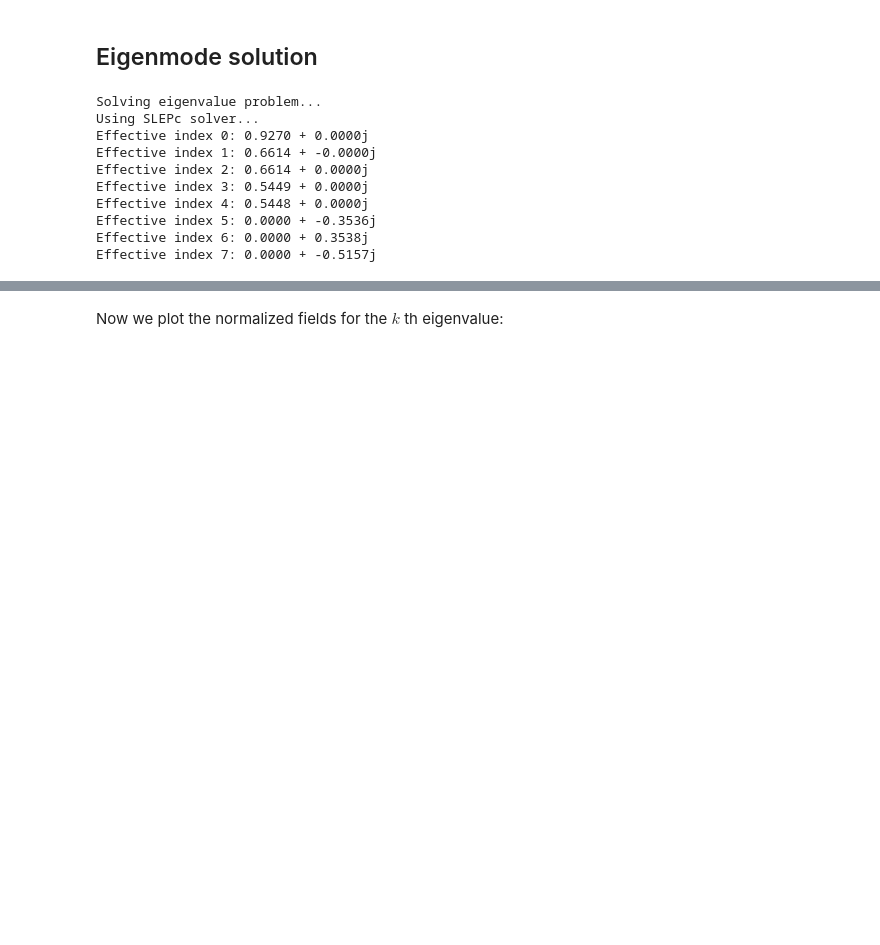
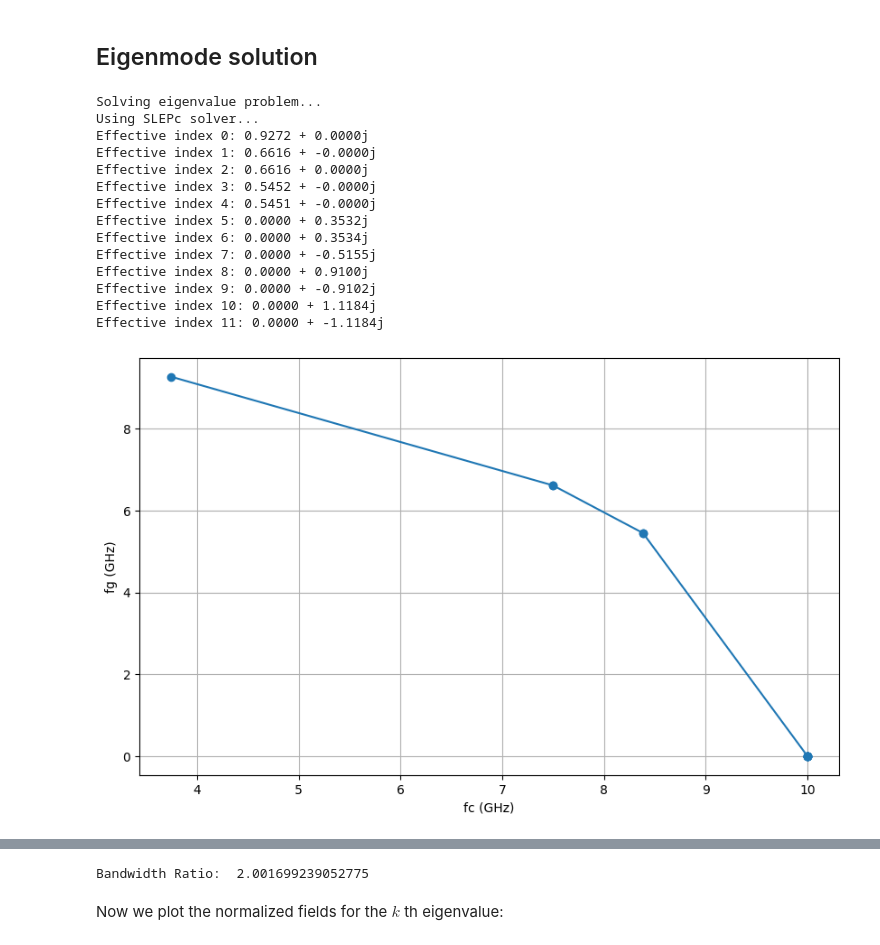
Before and after one commit to bmdaj/WGTO, a Jupyter notebook: example_tutorial.ipynb, the cells around one changed output, grey strips where cells are left out. Saved outputs shown, nothing was run; the diff lists cells and outputs as text; code cells hidden in the pictures; blank space fills up the shorter version.

```diff
--- a/example_tutorial.ipynb
+++ b/example_tutorial.ipynb
@@ -82,16 +112,50 @@ solver = eigen_top_opt_2D(nElx,
 ## Eigenmode solution
 # %%
 dVs = np.zeros((nElx*nEly))
-# %%
-E = solver.solve_forward(dVs)
-# %% [output]
-Solving eigenvalue problem...
-Using SLEPc solver...
-Effective index 0: 0.9270 + 0.0000j
-Effective index 1: 0.6614 + -0.0000j
-Effective index 2: 0.6614 + 0.0000j
-Effective index 3: 0.5449 + 0.0000j
-Effective index 4: 0.5448 + 0.0000j
-Effective index 5: 0.0000 + -0.3536j
-Effective index 6: 0.0000 + 0.3538j
-Effective index 7: 0.0000 + -0.5157j
+# %%
+E = solver.solve_forward(dVini.flatten())
+lambda0 = wl*scaling
+f0 = solver.phys.c / lambda0
+propWavelengths = 2 * np.pi / np.real(np.sqrt(-E[0]))
+propFreqs = solver.phys.c / propWavelengths
+cutoffWavelengths = lambda0 / np.sqrt(1 - (lambda0 / propWavelengths)**2)
+cutoffFreqs = solver.phys.c / cutoffWavelengths
+
+plt.figure(figsize=(10, 6))
+plt.plot(cutoffFreqs / 1e9 , propFreqs / 1e9, 'o-')
+plt.ylabel("fg (GHz)")
+plt.xlabel("fc (GHz)")
+plt.grid(True)
+plt.show()
+# Create the plot
+plt.figure(figsize=(10, 6))
+# Customize plot
+#plt.xlim(f_min, f_max)
+plt.ylim(0, 8)
+plt.plot(f0 / cutoffFreqs, f0 / propFreqs, 'o-')
+plt.ylabel("f0 / fg (-)")
+plt.xlabel("f0 / fc (-)")
+plt.grid(True)
+plt.show()
+
+cutoffFreqs_sorted = np.sort(cutoffFreqs)
+bandwidth_ratio =  cutoffFreqs_sorted[1] / cutoffFreqs_sorted[0]
+print("Bandwidth Ratio: ", bandwidth_ratio)
+# export cuttoff frequencies
+np.savetxt("./Results/Rectangular Waveguide/cutoff_frequencies_FEM.csv", cutoffFreqs, delimiter=",")
+# %% [output]
+Solving eigenvalue problem...
+Using SLEPc solver...
+Effective index 0: 0.9272 + 0.0000j
+Effective index 1: 0.6616 + -0.0000j
+Effective index 2: 0.6616 + 0.0000j
+Effective index 3: 0.5452 + -0.0000j
+Effective index 4: 0.5451 + -0.0000j
+Effective index 5: 0.0000 + 0.3532j
+Effective index 6: 0.0000 + 0.3534j
+Effective index 7: 0.0000 + -0.5155j
+Effective index 8: 0.0000 + 0.9100j
+Effective index 9: 0.0000 + -0.9102j
+Effective index 10: 0.0000 + 1.1184j
+Effective index 11: 0.0000 + -1.1184j
+[figure, added]
@@ -98,3 +163,4 @@ Effective index 7: 0.0000 + -0.5157j
+Bandwidth Ratio:  2.001699239052775
 # %% [markdown]
 Now we plot the normalized fields for the $k$ th eigenvalue:
 # %%
```
Also changed, not shown: parts of 10 cells of this notebook, 2 other files.
